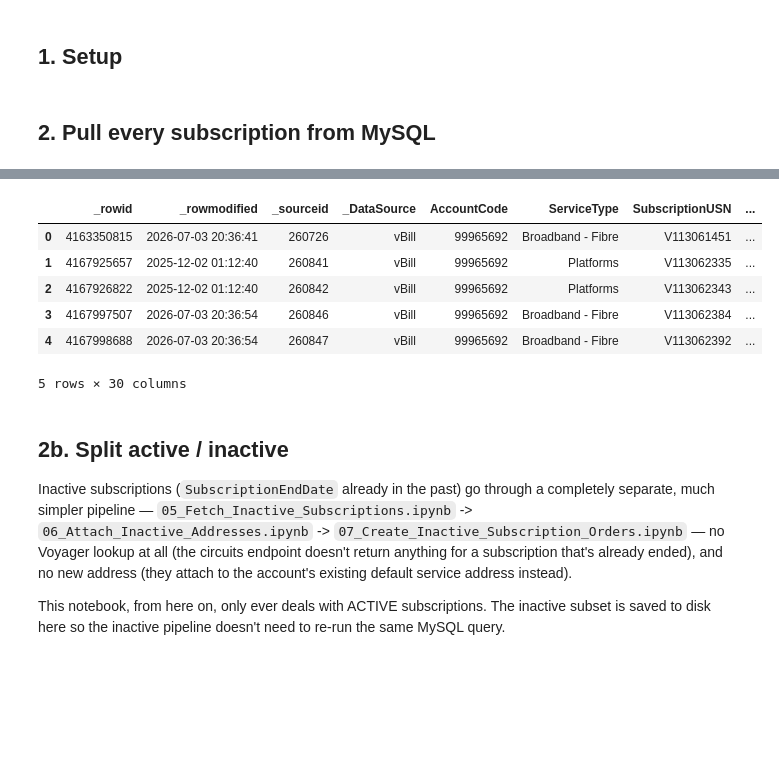
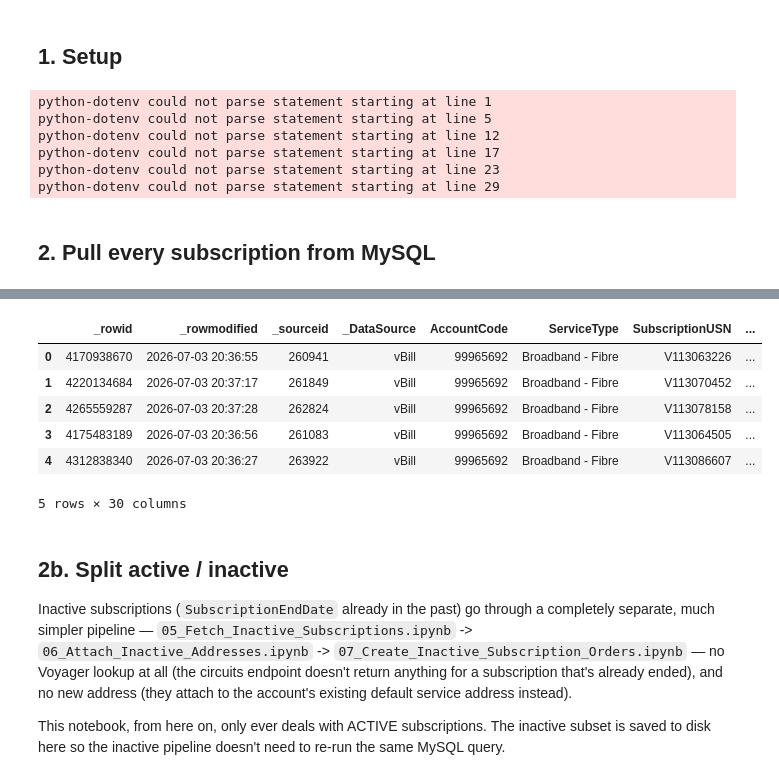
Before and after one commit to kagna-voyager/windmill-onebill, a Jupyter notebook: Modular Migration/05_Fetch_Subscriptions.ipynb, the cells around one changed output, grey strips where cells are left out. Cells and saved outputs as stored; diff of their text form; code cells hidden in the pictures; blank space fills up the shorter version.

Commit message:
final demo test

```diff
--- a/Modular Migration/05_Fetch_Subscriptions.ipynb
+++ b/Modular Migration/05_Fetch_Subscriptions.ipynb
@@ -34,8 +34,15 @@ from concurrent.futures import ThreadPoolExecutor
 logger = get_logger("fetch_subscriptions")
 
 # Use this to limit rows while testing. Set to None once ready for a full run.
-TEST_ROW_LIMIT = None
+TEST_ROW_LIMIT = 5
 BATCH_NUMBER =  os.environ["BATCH_NUMBER"]
+# %% [output]
+python-dotenv could not parse statement starting at line 1
+python-dotenv could not parse statement starting at line 5
+python-dotenv could not parse statement starting at line 12
+python-dotenv could not parse statement starting at line 17
+python-dotenv could not parse statement starting at line 23
+python-dotenv could not parse statement starting at line 29
 # %% [markdown]
 ## 2. Pull every subscription from MySQL
 # %%
@@ -48,7 +55,8 @@ SELECT
 FROM bi_datastore.billing_subscription
 WHERE _DataSource = 'vBill'
 AND AccountCode = '99965692'
-AND SubscriptionEndDate IS NULL;
+AND SubscriptionEndDate IS NULL
+ORDER BY RAND();
 '''.strip()
 
 df_subscriptions = pd.read_sql(SUBSCRIPTION_QUERY, con=engine)
@@ -64,9 +73,9 @@ df_subscriptions.head()
 |  | _rowid | _rowmodified | _sourceid | _DataSource | AccountCode | ServiceType | SubscriptionUSN | ... |
-| 0 | 4163350815 | 2026-07-03 20:36:41 | 260726 | vBill | 99965692 | Broadband - Fibre | V113061451 | ... |
-| 1 | 4167925657 | 2025-12-02 01:12:40 | 260841 | vBill | 99965692 | Platforms | V113062335 | ... |
-| 2 | 4167926822 | 2025-12-02 01:12:40 | 260842 | vBill | 99965692 | Platforms | V113062343 | ... |
-| 3 | 4167997507 | 2026-07-03 20:36:54 | 260846 | vBill | 99965692 | Broadband - Fibre | V113062384 | ... |
-| 4 | 4167998688 | 2026-07-03 20:36:54 | 260847 | vBill | 99965692 | Broadband - Fibre | V113062392 | ... |
+| 0 | 4170938670 | 2026-07-03 20:36:55 | 260941 | vBill | 99965692 | Broadband - Fibre | V113063226 | ... |
+| 1 | 4220134684 | 2026-07-03 20:37:17 | 261849 | vBill | 99965692 | Broadband - Fibre | V113070452 | ... |
+| 2 | 4265559287 | 2026-07-03 20:37:28 | 262824 | vBill | 99965692 | Broadband - Fibre | V113078158 | ... |
+| 3 | 4175483189 | 2026-07-03 20:36:56 | 261083 | vBill | 99965692 | Broadband - Fibre | V113064505 | ... |
+| 4 | 4312838340 | 2026-07-03 20:36:27 | 263922 | vBill | 99965692 | Broadband - Fibre | V113086607 | ... |
 5 rows × 30 columns
 # %% [markdown]
 ## 2b. Split active / inactive
```
Also changed, not shown: parts of 7 cells of this notebook, 3 other files.
